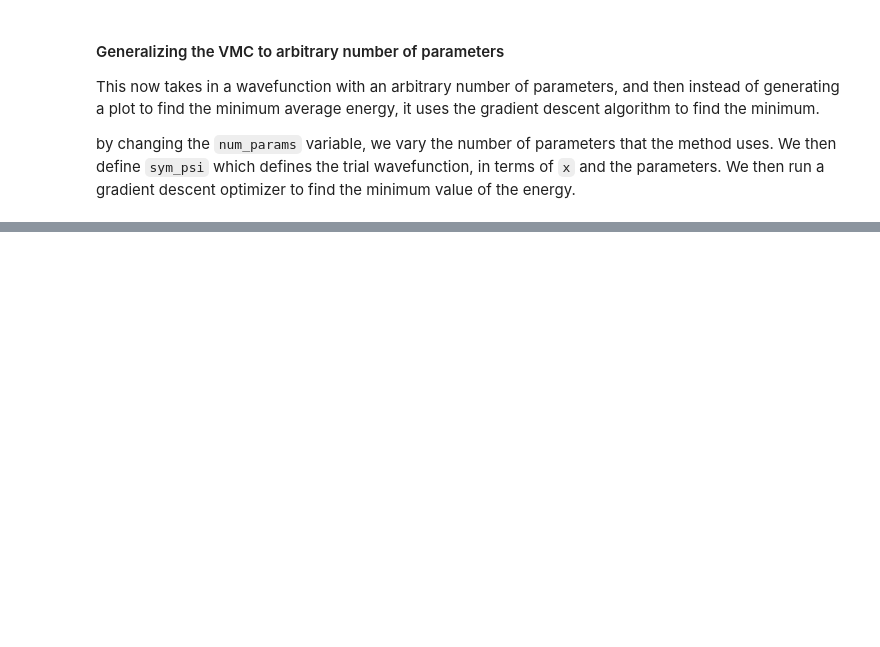
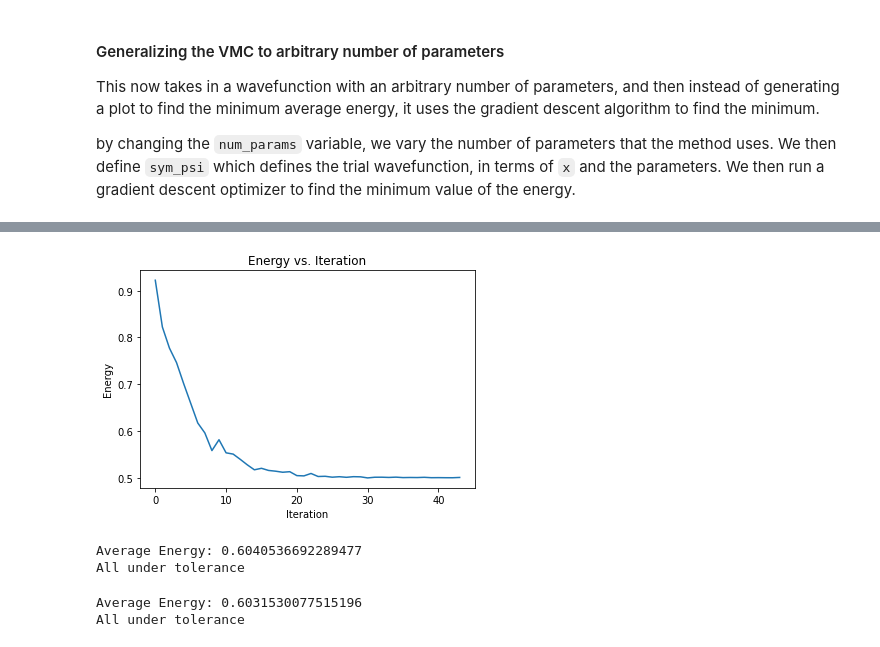
Before and after one commit to hershkumar/summer2022, a Jupyter notebook: vmc_generalized.ipynb, the cells around one changed output, grey strips where cells are left out. Saved outputs shown, nothing was run; the diff lists cells and outputs as text; code cells hidden in the pictures; blank space fills up the shorter version.

```diff
--- a/vmc_generalized.ipynb
+++ b/vmc_generalized.ipynb
@@ -133,0 +142,35 @@ Percent Difference: 26.441041850905343
+# %%
+en = [avg_energy(x) for x in hist]
+plt.plot(en)
+plt.title("Energy vs. Iteration")
+plt.ylabel("Energy")
+plt.xlabel("Iteration")
+plt.show()
+# %% [output]
+[figure, added]
+# %%
+#generating the data for a lambda vs ground state energy plot
+lams5 = np.linspace(0, .2, 50)
+start = [.5,.5,.5]
+es5 = []
+tes5 = []
+for l in lams5:
+    lam = l
+    es5.append(avg_energy(grad_opt(start)[-1]))
+    tes5.append(fifth_corrections())
+# %% [output]
+Average Energy: 0.6040536692289477
+All under tolerance
+# %%
+#generating the data for a lambda vs ground state energy plot
+lams2 = np.linspace(0, .2, 50)
+start = [.5,.5,.5]
+es2 = []
+tes2 = []
+for l in lams2:
+    lam = l
+    es2.append(avg_energy(grad_opt(start)[-1]))
+    tes2.append(second_corrections())
+# %% [output]
+Average Energy: 0.6031530077515196
+All under tolerance
```
Also changed, not shown: parts of 6 cells of this notebook, 9 other files.
